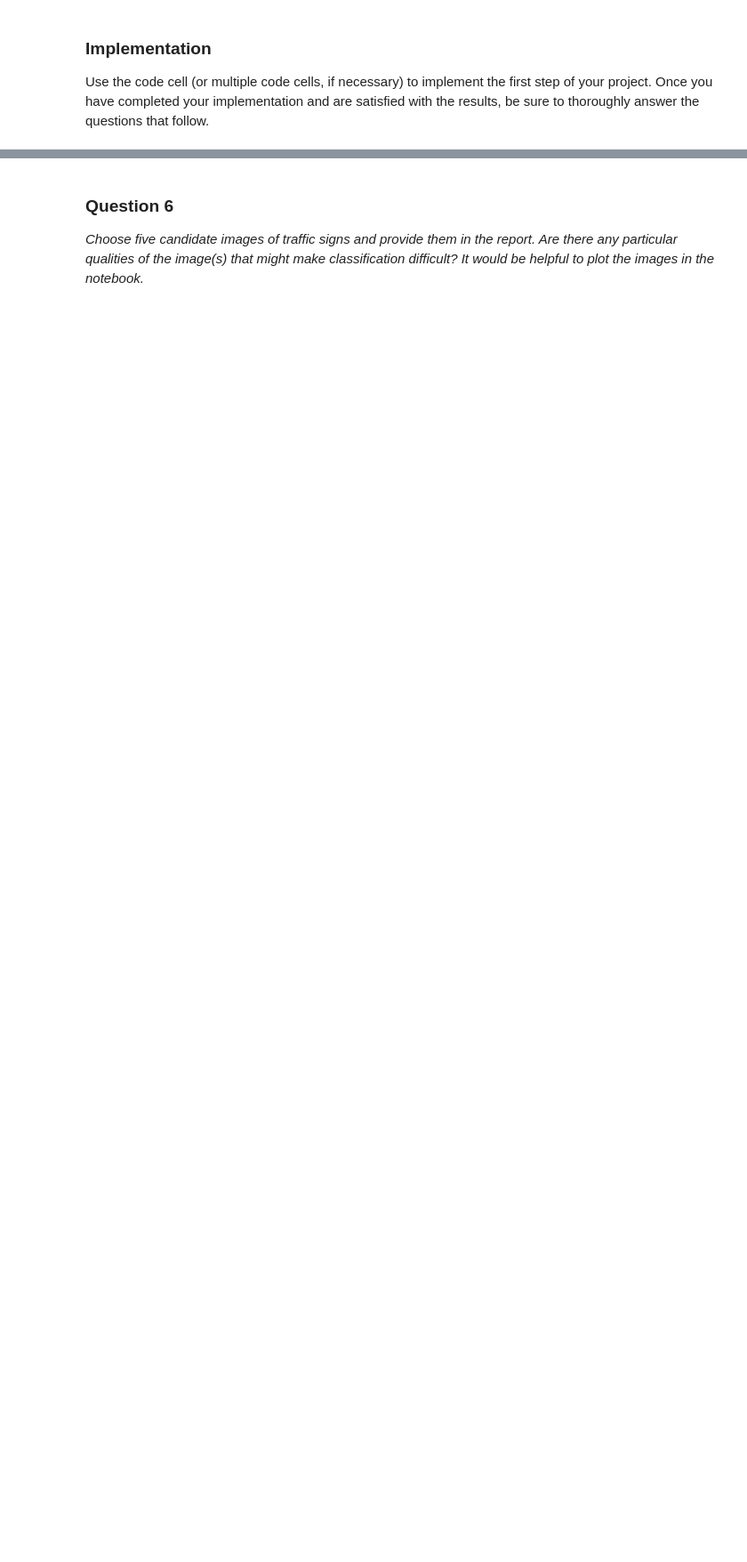
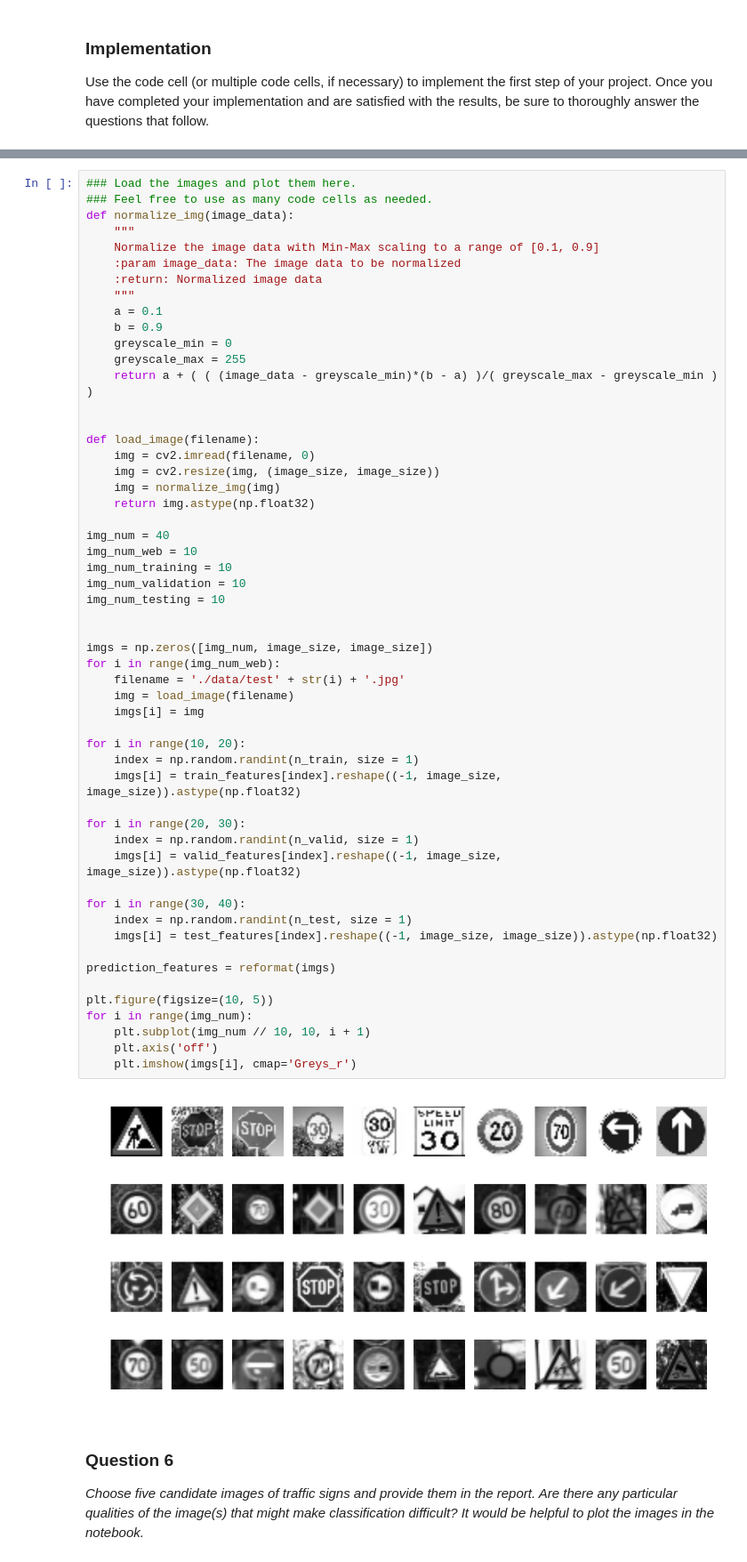
Before and after one commit to yasenh/self-driving-car-ND, a Jupyter notebook: term1/project2-traffic-signs/Traffic_Signs_Recognition.ipynb, the cells around one changed output, grey strips where cells are left out. Shown at 89% size. Drawn from its saved outputs; the diff is of its cells as text; blank space fills up the shorter version.

```diff
--- a/term1/project2-traffic-signs/Traffic_Signs_Recognition.ipynb
+++ b/term1/project2-traffic-signs/Traffic_Signs_Recognition.ipynb
@@ -489,3 +503,59 @@ Use the code cell (or multiple code cells, if necessary) to implement the first
+# %%
+### Load the images and plot them here.
+### Feel free to use as many code cells as needed.
+def normalize_img(image_data):
+    """
+    Normalize the image data with Min-Max scaling to a range of [0.1, 0.9]
+    :param image_data: The image data to be normalized
+    :return: Normalized image data
+    """
+    a = 0.1
+    b = 0.9
+    greyscale_min = 0
+    greyscale_max = 255
+    return a + ( ( (image_data - greyscale_min)*(b - a) )/( greyscale_max - greyscale_min ) )
+
+
+def load_image(filename):
+    img = cv2.imread(filename, 0)
+    img = cv2.resize(img, (image_size, image_size))
+    img = normalize_img(img)
+    return img.astype(np.float32)
+
+img_num = 40
+img_num_web = 10
+img_num_training = 10
+img_num_validation = 10
+img_num_testing = 10
+
+
+imgs = np.zeros([img_num, image_size, image_size])
+for i in range(img_num_web):
+    filename = './data/test' + str(i) + '.jpg'
+    img = load_image(filename)
+    imgs[i] = img
+
+for i in range(10, 20):
+    index = np.random.randint(n_train, size = 1)
+    imgs[i] = train_features[index].reshape((-1, image_size, image_size)).astype(np.float32)
+
+for i in range(20, 30):
+    index = np.random.randint(n_valid, size = 1)
+    imgs[i] = valid_features[index].reshape((-1, image_size, image_size)).astype(np.float32)
+
+for i in range(30, 40):
+    index = np.random.randint(n_test, size = 1)
+    imgs[i] = test_features[index].reshape((-1, image_size, image_size)).astype(np.float32)
+
+prediction_features = reformat(imgs)
+
+plt.figure(figsize=(10, 5))
+for i in range(img_num):
+    plt.subplot(img_num // 10, 10, i + 1)
+    plt.axis('off')
+    plt.imshow(imgs[i], cmap='Greys_r')
+# %% [output]
+[figure, added]
 # %% [markdown]
 ### Question 6
 
```
Also changed, not shown: parts of 33 cells of this notebook, 1 other file.
